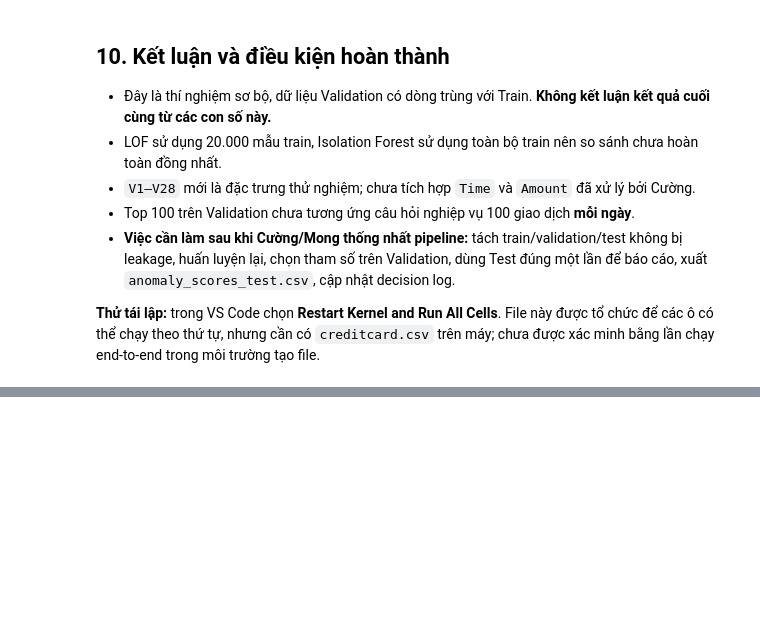
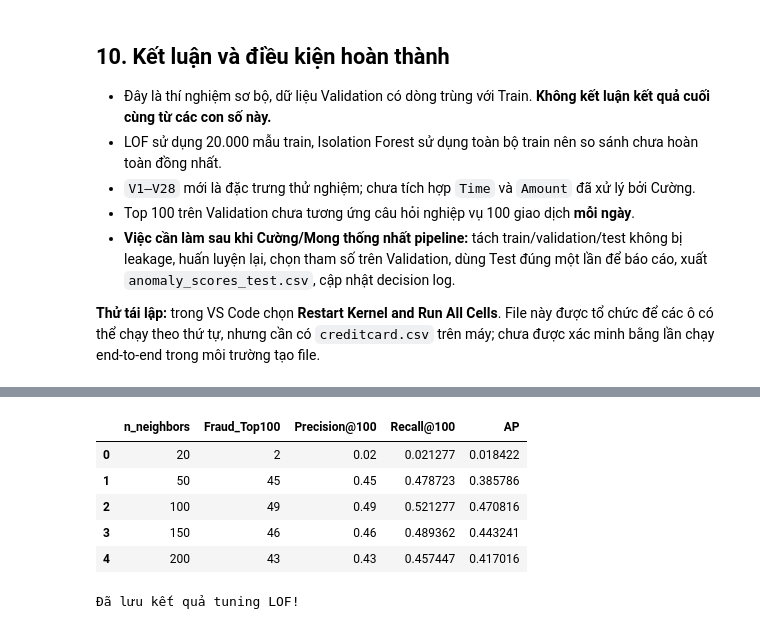
Before and after one commit to phamvanquynh04112005-prog/Data_Mining, a Jupyter notebook: notebooks/03_anomaly_detection.ipynb, the cells around one changed output, grey strips where cells are left out. Drawn from its saved outputs; the diff is of its cells as text; code cells hidden in the pictures; blank space fills up the shorter version.

```diff
--- a/notebooks/03_anomaly_detection.ipynb
+++ b/notebooks/03_anomaly_detection.ipynb
@@ -229,0 +536,42 @@ print("Đã lưu 4 file đánh giá nháp vào:", output_dir)
+# %%
+results = []
+
+for n in [20, 50, 100, 150, 200]:
+    model = LocalOutlierFactor(
+        n_neighbors=n,
+        novelty=True,
+        n_jobs=-1
+    )
+
+    model.fit(X_train_scaled)
+    scores = -model.decision_function(X_val_scaled)
+
+    top100 = np.argsort(-scores)[:100]
+    fraud = int(y_val_array[top100].sum())
+
+    results.append({
+        "n_neighbors": n,
+        "Fraud_Top100": fraud,
+        "Precision@100": fraud / 100,
+        "Recall@100": fraud / int(y_val_array.sum()),
+        "AP": average_precision_score(y_val_array, scores)
+    })
+
+lof_tuning = pd.DataFrame(results)
+display(lof_tuning)
+# %% [output]
+|  | n_neighbors | Fraud_Top100 | Precision@100 | Recall@100 | AP |
+| 0 | 20 | 2 | 0.02 | 0.021277 | 0.018422 |
+| 1 | 50 | 45 | 0.45 | 0.478723 | 0.385786 |
+| 2 | 100 | 49 | 0.49 | 0.521277 | 0.470816 |
+| 3 | 150 | 46 | 0.46 | 0.489362 | 0.443241 |
+| 4 | 200 | 43 | 0.43 | 0.457447 | 0.417016 |
+# %%
+lof_tuning.to_csv(
+    output_dir / "lof_tuning_processed_validation.csv",
+    index=False
+)
+
+print("Đã lưu kết quả tuning LOF!")
+# %% [output]
+Đã lưu kết quả tuning LOF!
```
Also changed, not shown: parts of 10 cells of this notebook, 3 other files.
